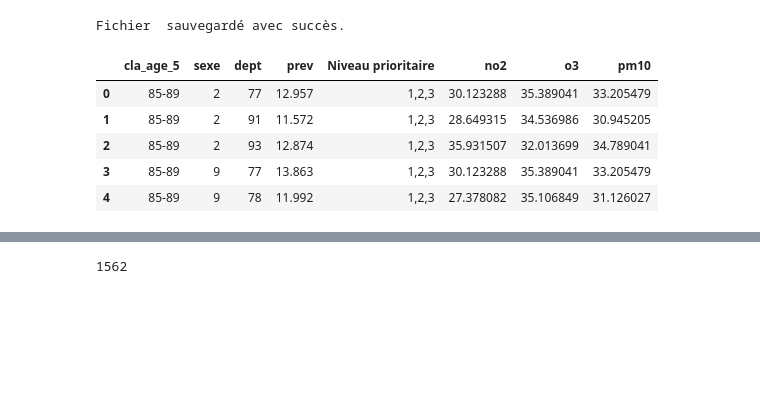
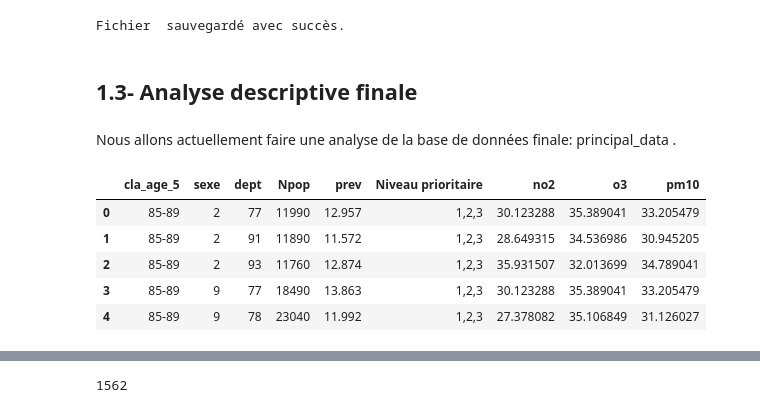
Before and after one commit to IvanaKUETE/projet-Python, a Jupyter notebook: projet/notebook/analyse_exploratoire.ipynb, the cells around one changed output, grey strips where cells are left out. Saved outputs shown, nothing was run; the diff lists cells and outputs as text; code cells hidden in the pictures; blank space fills up the shorter version.

```diff
--- a/projet/notebook/analyse_exploratoire.ipynb
+++ b/projet/notebook/analyse_exploratoire.ipynb
@@ -452,0 +481,16 @@ Ces varibles sont assez dispersées et très peu correlées.
+# %%
+# Créer la variable 'prop' en divisant 'Ntop' par 'Npop'
+new_pathologie['prop'] = new_pathologie['Ntop'] / new_pathologie['Npop']
+
+# Calcul de la corrélation
+correlation = new_pathologie[['prev', 'prop']].corr().iloc[0, 1]
+print(f"Corrélation entre 'prev' et 'prop' : {correlation}")
+
+# Visualisation de la relation entre 'prev' et 'prop'
+plt.figure(figsize=(8, 6))
+sns.scatterplot(data=new_pathologie, x='prop', y='prev', color='blue', alpha=0.7)
+plt.title(f"Nuage de points entre 'prop' et 'prev' (Corrélation: {correlation:.2f})")
+plt.xlabel("prop (Ntop / Npop)")
+plt.ylabel("prev")
+plt.grid(True)
+plt.show()
@@ -544,3 +595,10 @@ Data columns (total 7 columns):
  6   Niveau prioritaire  2268 non-null   object
 dtypes: float64(2), int64(1), object(4)
 memory usage: 141.8+ KB
+# %%
+# Remplacer la modalité "999" par "0" dans la colonne 'dept'
+# Car dans la base des indices de l'air la région parisienne est codée en '0'
+new_data['dept'] = new_data['dept'].replace(999, 0)
+
+# Vérifier que le remplacement a bien été effectué
+new_data['dept'].unique()
@@ -587,15 +647,21 @@ principal_data.to_csv("resultat_merge.csv", index=False)
 print("Fichier  sauvegardé avec succès.")
 # %% [output]
 Fichier  sauvegardé avec succès.
+# %% [markdown]
+<h2 style=" text-align:left">
+1.3- Analyse descriptive finale
+</h2>
+# %% [markdown]
+Nous allons actuellement faire une analyse de la base de données finale: principal_data .
 # %%
-# D'apres ce qui precede on sait que prev est calculer a partir de Npop et Ntop donc on peut suprrimer ces deux derniers
-Colunms_we_drop = ['Npop','Ntop']
+# D'apres ce qui precede on sait que prev est calculé a partir de Npop et Ntop donc on peut suprrimer Ntop
+Colunms_we_drop = ['Ntop']
 Principal_data1 = principal_data.drop(columns=Colunms_we_drop)
 Principal_data1.head(5)
 # %% [output]
-|  | cla_age_5 | sexe | dept | prev | Niveau prioritaire | no2 | o3 | pm10 |
-| 0 | 85-89 | 2 | 77 | 12.957 | 1,2,3 | 30.123288 | 35.389041 | 33.205479 |
-| 1 | 85-89 | 2 | 91 | 11.572 | 1,2,3 | 28.649315 | 34.536986 | 30.945205 |
-| 2 | 85-89 | 2 | 93 | 12.874 | 1,2,3 | 35.931507 | 32.013699 | 34.789041 |
-| 3 | 85-89 | 9 | 77 | 13.863 | 1,2,3 | 30.123288 | 35.389041 | 33.205479 |
-| 4 | 85-89 | 9 | 78 | 11.992 | 1,2,3 | 27.378082 | 35.106849 | 31.126027 |
+|  | cla_age_5 | sexe | dept | Npop | prev | Niveau prioritaire | no2 | o3 | pm10 |
+| 0 | 85-89 | 2 | 77 | 11990 | 12.957 | 1,2,3 | 30.123288 | 35.389041 | 33.205479 |
+| 1 | 85-89 | 2 | 91 | 11890 | 11.572 | 1,2,3 | 28.649315 | 34.536986 | 30.945205 |
+| 2 | 85-89 | 2 | 93 | 11760 | 12.874 | 1,2,3 | 35.931507 | 32.013699 | 34.789041 |
+| 3 | 85-89 | 9 | 77 | 18490 | 13.863 | 1,2,3 | 30.123288 | 35.389041 | 33.205479 |
+| 4 | 85-89 | 9 | 78 | 23040 | 11.992 | 1,2,3 | 27.378082 | 35.106849 | 31.126027 |
```
Also changed, not shown: parts of 9 cells of this notebook.
